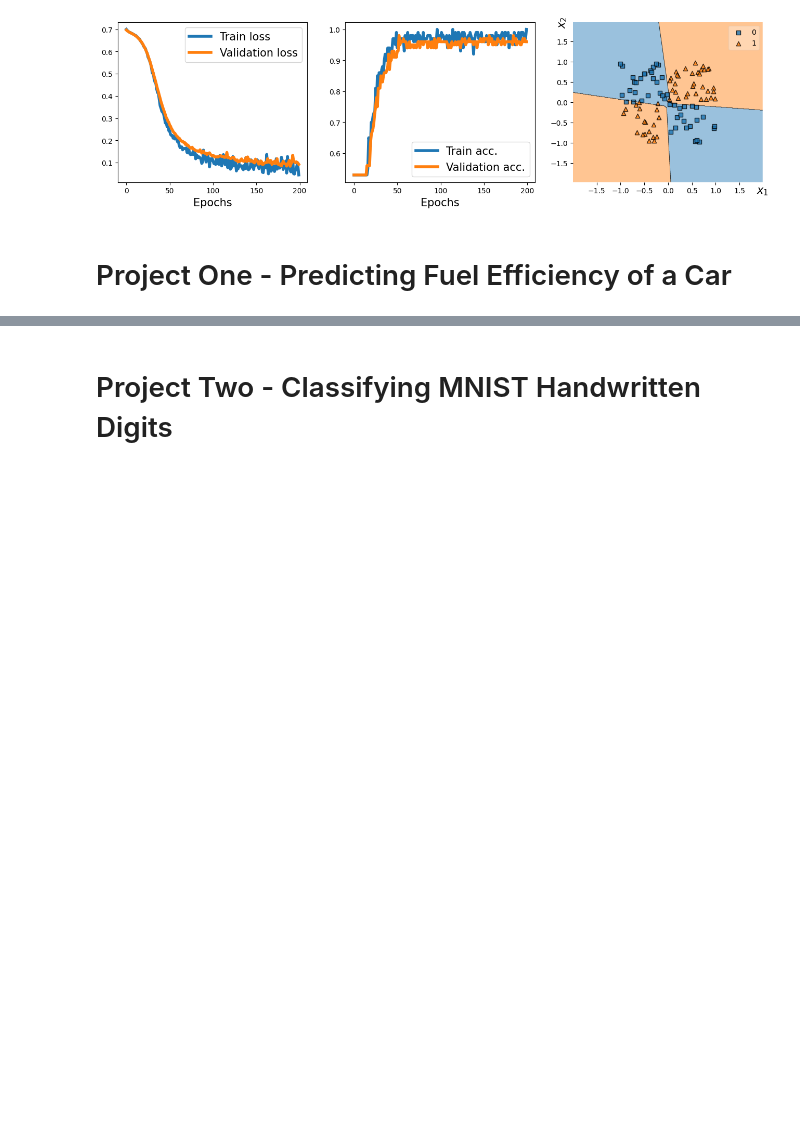
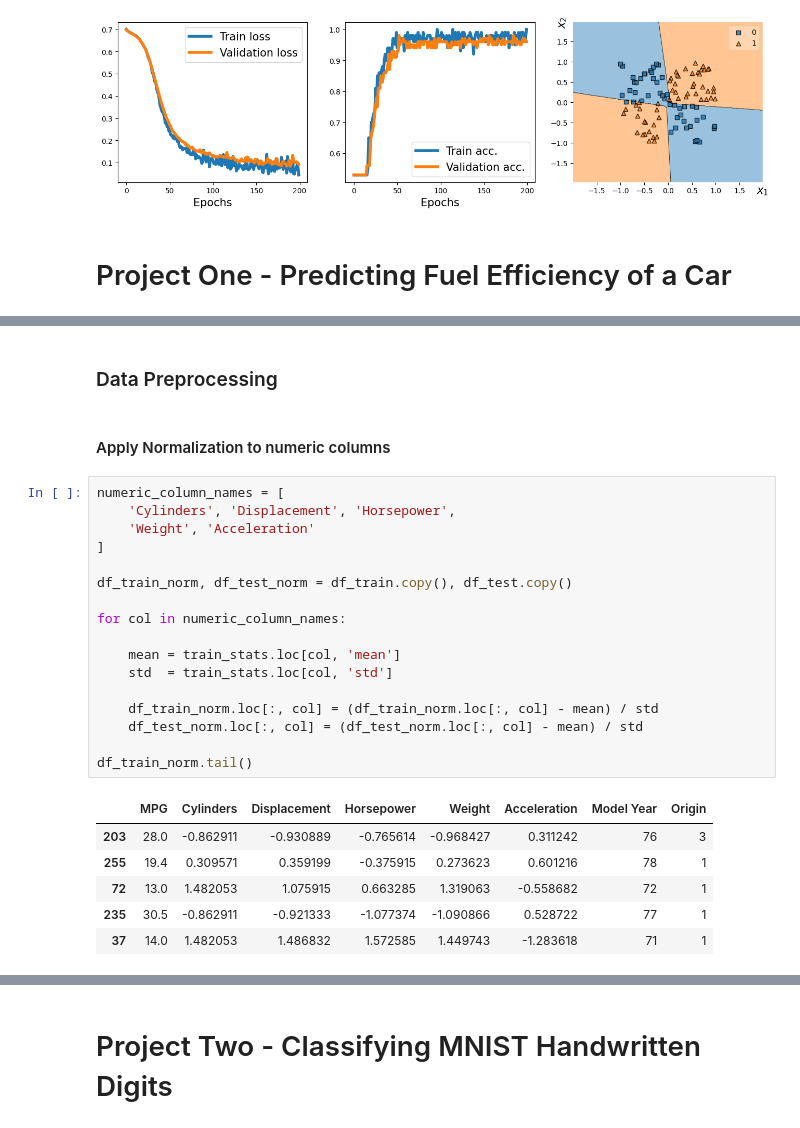
Before and after one commit to Jstafford98/Machine-Learning-with-PyTorch-and-Scikit-Learn, a Jupyter notebook: src/Chapter13.ipynb, the cells around one changed output, grey strips where cells are left out. Saved outputs shown, nothing was run; the diff lists cells and outputs as text; blank space fills up the shorter version.

```diff
--- a/src/Chapter13.ipynb
+++ b/src/Chapter13.ipynb
@@ -412,0 +457,28 @@ plt.show()
+# %% [markdown]
+### Data Preprocessing
+# %% [markdown]
+#### Apply Normalization to numeric columns
+# %%
+numeric_column_names = [
+    'Cylinders', 'Displacement', 'Horsepower',
+    'Weight', 'Acceleration'
+]
+
+df_train_norm, df_test_norm = df_train.copy(), df_test.copy()
+
+for col in numeric_column_names:
+
+    mean = train_stats.loc[col, 'mean']
+    std  = train_stats.loc[col, 'std']
+
+    df_train_norm.loc[:, col] = (df_train_norm.loc[:, col] - mean) / std
+    df_test_norm.loc[:, col] = (df_test_norm.loc[:, col] - mean) / std
+
+df_train_norm.tail()
+# %% [output]
+|  | MPG | Cylinders | Displacement | Horsepower | Weight | Acceleration | Model Year | Origin |
+| 203 | 28.0 | -0.862911 | -0.930889 | -0.765614 | -0.968427 | 0.311242 | 76 | 3 |
+| 255 | 19.4 | 0.309571 | 0.359199 | -0.375915 | 0.273623 | 0.601216 | 78 | 1 |
+| 72 | 13.0 | 1.482053 | 1.075915 | 0.663285 | 1.319063 | -0.558682 | 72 | 1 |
+| 235 | 30.5 | -0.862911 | -0.921333 | -1.077374 | -1.090866 | 0.528722 | 77 | 1 |
+| 37 | 14.0 | 1.482053 | 1.486832 | 1.572585 | 1.449743 | -1.283618 | 71 | 1 |
```
Also changed, not shown: parts of 11 cells of this notebook.
